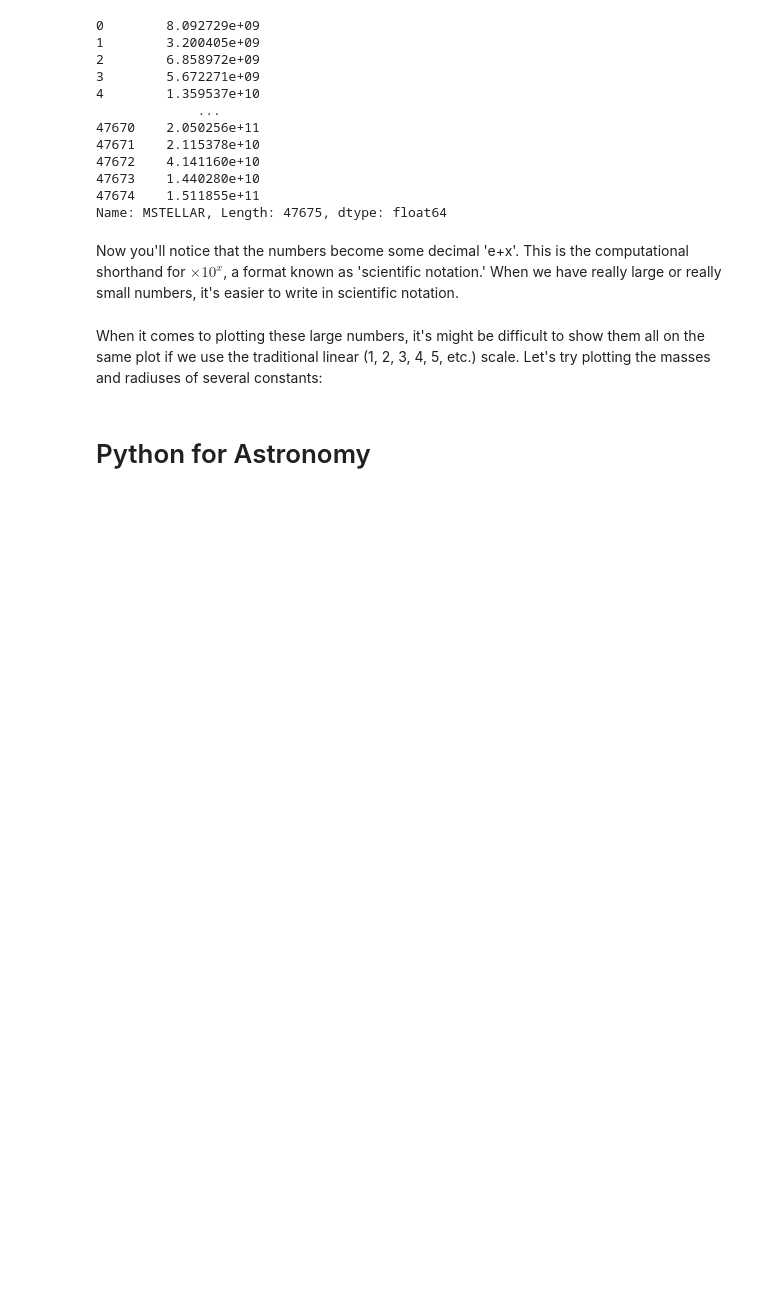
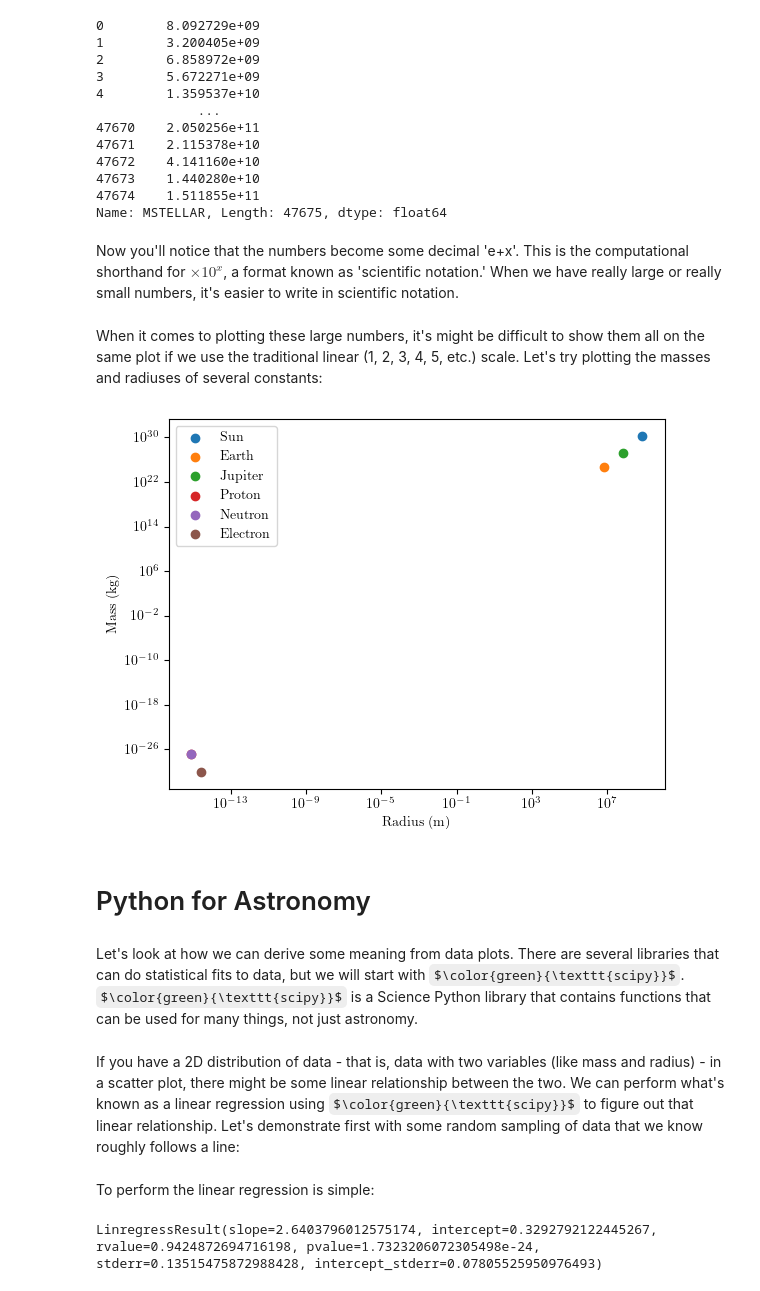
Before and after one commit to walipalmer/CFR-2024, a Jupyter notebook: module_astro/astro_module_working.ipynb, the cells around one changed output. Cells and saved outputs as stored; diff of their text form; code cells hidden in the pictures; some formulas as TeX source; blank space fills up the shorter version.

```diff
--- a/module_astro/astro_module_working.ipynb
+++ b/module_astro/astro_module_working.ipynb
@@ -44,9 +44,9 @@ import pandas as pd
 import matplotlib.pyplot as plt
 
 #the following are entirely optional; Erin just loads them in to make the fonts on the plots look a certain way
-import matplotlib
-matplotlib.rc('font', **{'family':'serif', 'serif':['cmr10']})
-plt.rcParams.update({"text.usetex": True,  "axes.formatter.use_mathtext": True})
+#import matplotlib
+#matplotlib.rc('font', **{'family':'serif', 'serif':['cmr10']})
+#plt.rcParams.update({"text.usetex": True,  "axes.formatter.use_mathtext": True})
 # %% [markdown]
 $\texttt{numpy}$ and $\texttt{pandas}$ are the libraries we'll use to read in and manipulate our data. The former is more basic, and has lots of other functionality for reading in tables of data and performing mathematical operations. The latter is doing the same thing, but in a more sophisticated way. A lot of jobs out there actually use a lot of $\texttt{pandas}$, so it's a good thing to know how to use it both in and out of academia. $\texttt{matplotlib}$ is the plotting library that we'll use.
 # %% [markdown]
@@ -324,5 +339,25 @@ r_jup = const.R_jup
 r_pro = 0.83e-15 #radius of a proton in m
 r_neu = 0.8e-15 #radius of a neutron
 r_ele = 2.81e-15 #radius of an electron
+# %%
+#scatter plot format: plt.scatter(x, y, **kwargs) "kwargs" = "keyword arguments" (e.g. color, size, shape, label, etc)
+
+plt.scatter(r_sun, m_sun, label='Sun')
+plt.scatter(r_ear, m_ear, label='Earth')
+plt.scatter(r_jup, m_jup, label='Jupiter')
+plt.scatter(r_pro, m_pro, label='Proton')
+plt.scatter(r_neu, m_neu, label='Neutron')
+plt.scatter(r_ele, m_ele, label='Electron')
+
+plt.xlabel('Radius (m)')
+plt.ylabel('Mass (kg)')
+plt.xscale('log')
+plt.yscale('log')
+plt.legend()
+plt.show()
+# %% [output]
+[figure, added]
 # %% [markdown]
 # Python for Astronomy
+# %% [markdown]
+Let's look at how we can derive some meaning from data plots. There are several libraries that can do statistical fits to data, but we will start with $\color{green}{\texttt{scipy}}$. $\color{green}{\texttt{scipy}}$ is a Science Python library that contains functions that can be used for many things, not just astronomy.
@@ -328,0 +367,2 @@ r_ele = 2.81e-15 #radius of an electron
+# %% [markdown]
+If you have a 2D distribution of data - that is, data with two variables (like mass and radius) - in a scatter plot, there might be some linear relationship between the two. We can perform what's known as a linear regression using $\color{green}{\texttt{scipy}}$ to figure out that linear relationship. Let's demonstrate first with some random sampling of data that we know roughly follows a line:
@@ -328,0 +372,7 @@ r_ele = 2.81e-15 #radius of an electron
+# %% [markdown]
+To perform the linear regression is simple:
+# %%
+reg = stats.linregress(x,y)
+print(reg)
+# %% [output]
+LinregressResult(slope=2.6403796012575174, intercept=0.3292792122445267, rvalue=0.9424872694716198, pvalue=1.7323206072305498e-24, stderr=0.13515475872988428, intercept_stderr=0.07805525950976493)
```
Also changed, not shown: parts of 20 cells of this notebook.
